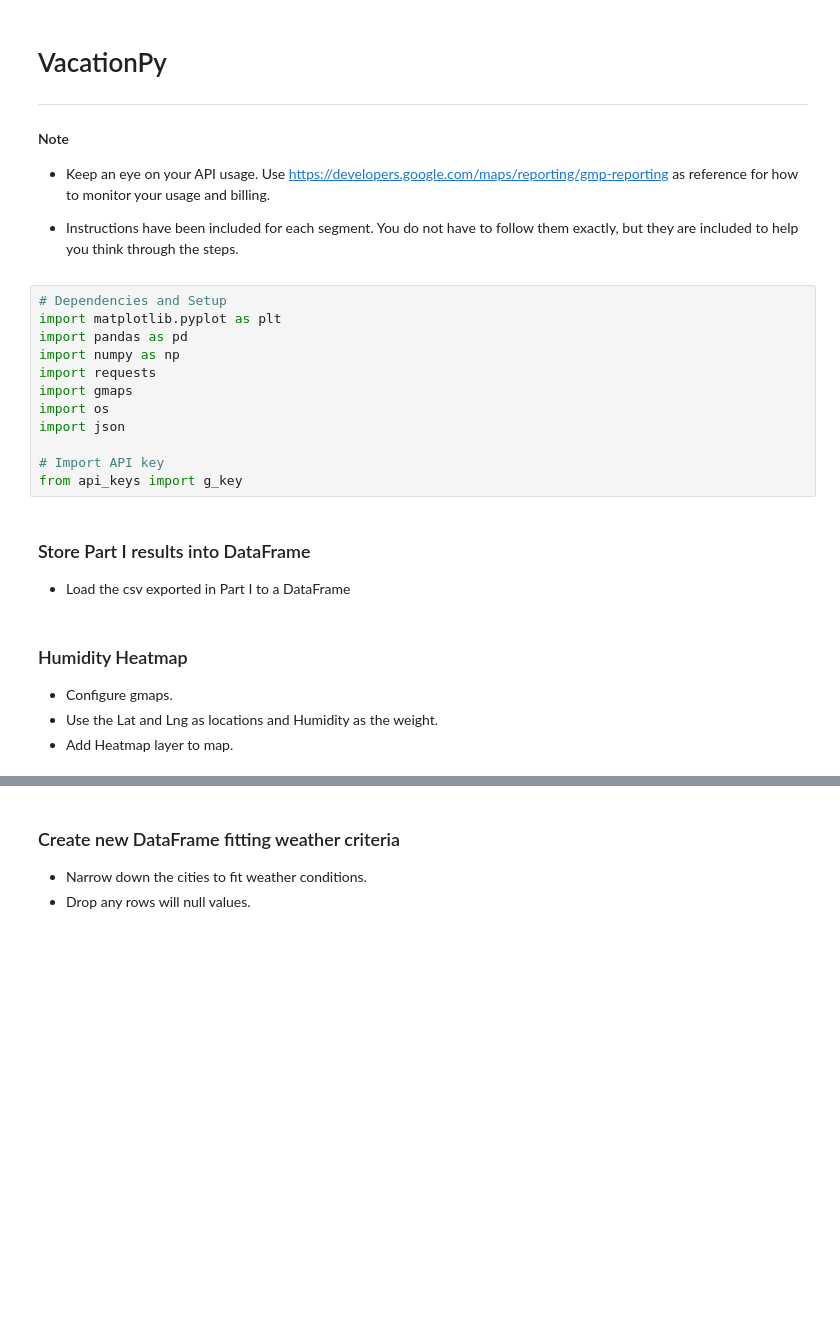
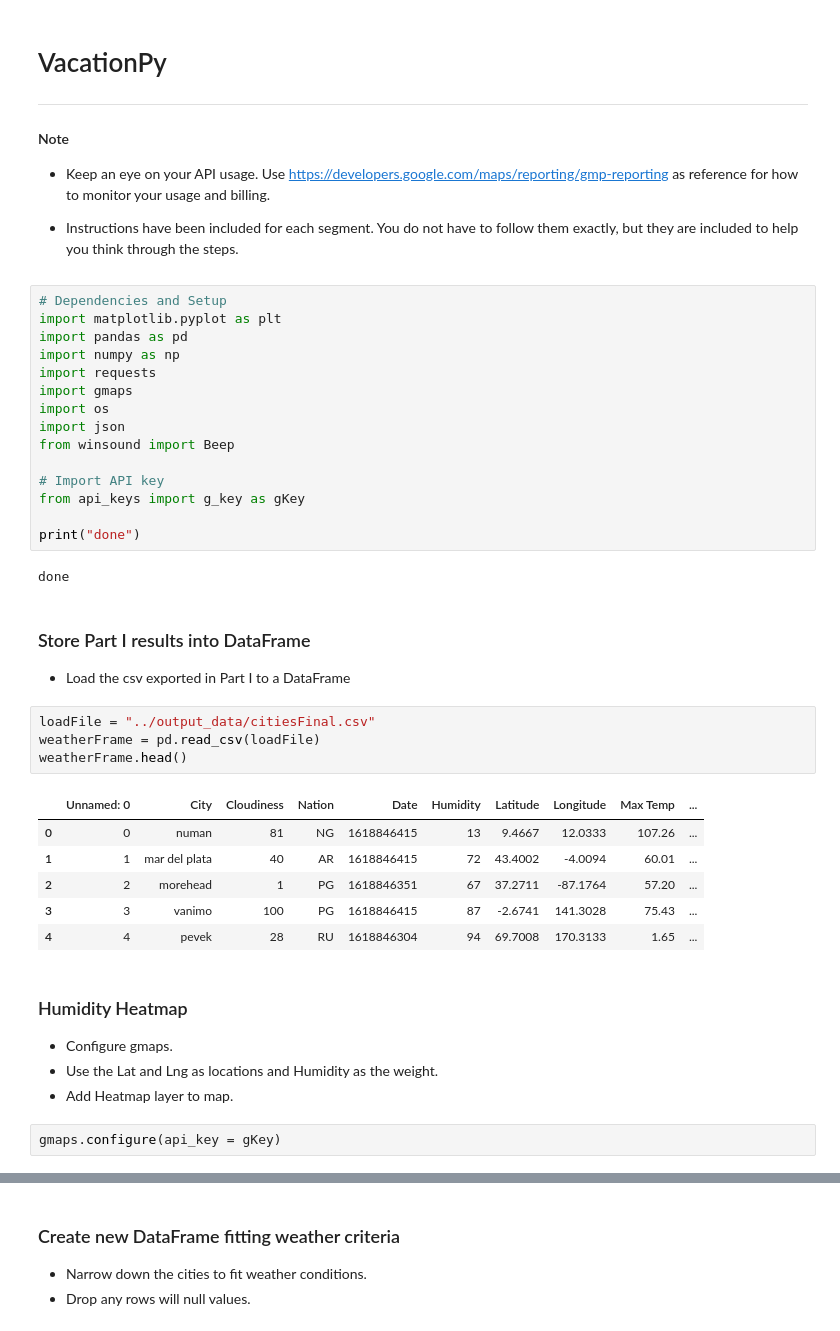
Before and after one commit to NealMaze/06.python-api-challenge, a Jupyter notebook: starter_code/VacationPy.ipynb, the cells around one changed output, grey strips where cells are left out. Cells and saved outputs as stored; diff of their text form; blank space fills up the shorter version.

```diff
--- a/starter_code/VacationPy.ipynb
+++ b/starter_code/VacationPy.ipynb
@@ -15,14 +15,32 @@ import requests
 import gmaps
 import os
 import json
+from winsound import Beep
 
 # Import API key
-from api_keys import g_key
+from api_keys import g_key as gKey
+
+print("done")
+# %% [output]
+done
 # %% [markdown]
 ### Store Part I results into DataFrame
 * Load the csv exported in Part I to a DataFrame
+# %%
+loadFile = "../output_data/citiesFinal.csv"
+weatherFrame = pd.read_csv(loadFile)
+weatherFrame.head()
+# %% [output]
+|  | Unnamed: 0 | City | Cloudiness | Nation | Date | Humidity | Latitude | Longitude | Max Temp | ... |
+| 0 | 0 | numan | 81 | NG | 1618846415 | 13 | 9.4667 | 12.0333 | 107.26 | ... |
+| 1 | 1 | mar del plata | 40 | AR | 1618846415 | 72 | 43.4002 | -4.0094 | 60.01 | ... |
+| 2 | 2 | morehead | 1 | PG | 1618846351 | 67 | 37.2711 | -87.1764 | 57.20 | ... |
+| 3 | 3 | vanimo | 100 | PG | 1618846415 | 87 | -2.6741 | 141.3028 | 75.43 | ... |
+| 4 | 4 | pevek | 28 | RU | 1618846304 | 94 | 69.7008 | 170.3133 | 1.65 | ... |
 # %% [markdown]
 ### Humidity Heatmap
 * Configure gmaps.
 * Use the Lat and Lng as locations and Humidity as the weight.
 * Add Heatmap layer to map.
+# %%
+gmaps.configure(api_key = gKey)
```
Also changed, not shown: parts of 2 cells of this notebook, 6 other files.
